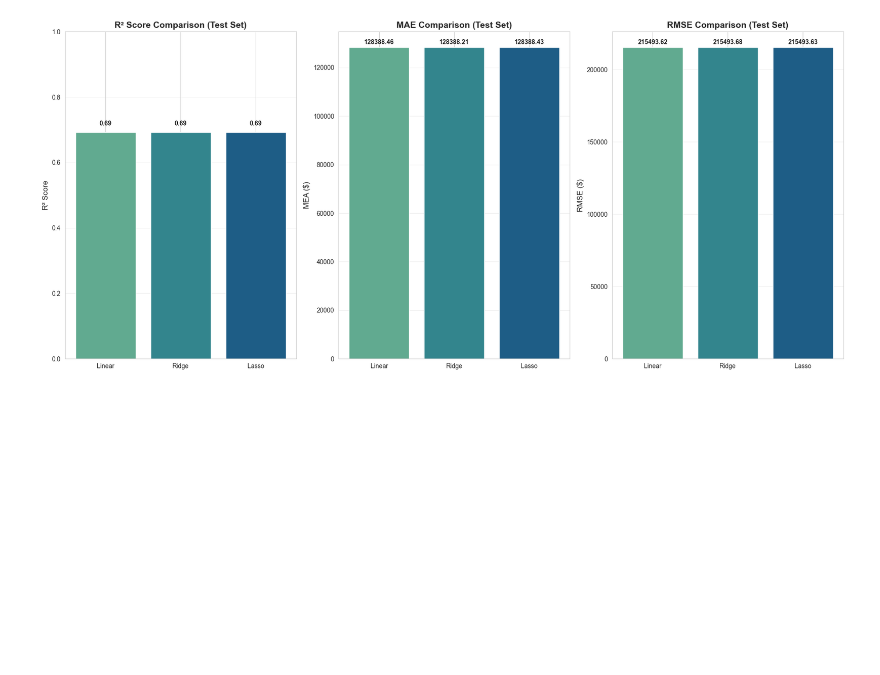
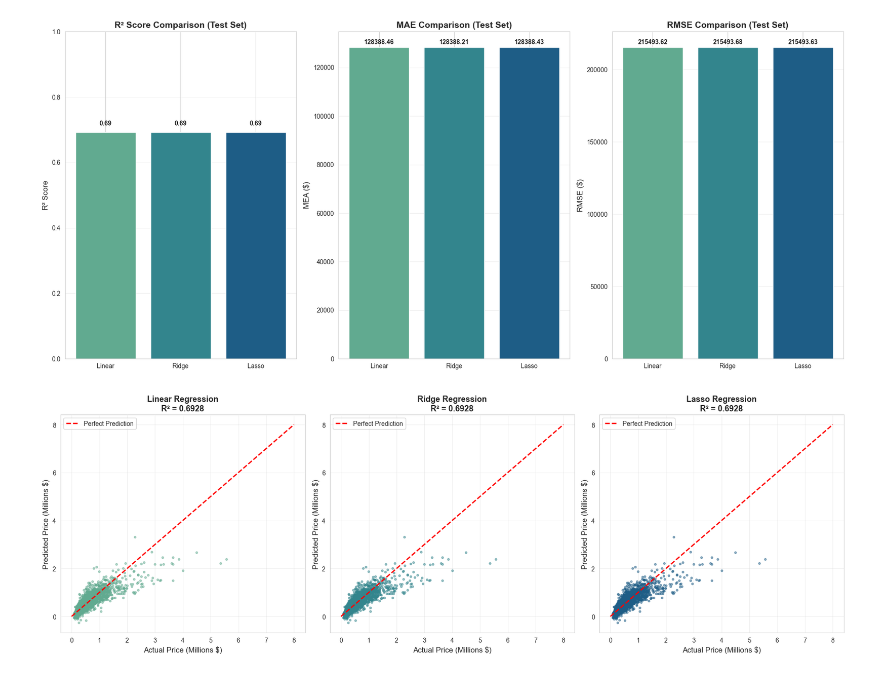
Before and after one commit to gnpthbalaji/house_price_ml_predictor, a Jupyter notebook: notebooks/03_model_eval.ipynb, the cells around one changed output. Drawn from its saved outputs; the diff is of its cells as text; code cells hidden in the pictures; blank space fills up the shorter version.

```diff
--- a/notebooks/03_model_eval.ipynb
+++ b/notebooks/03_model_eval.ipynb
@@ -71,3 +71,41 @@ plt.tight_layout()
 plt.show()
 # %% [output]
 [figure]
+# %%
+# Prediction vs Actual
+
+fig, axes = plt.subplots(1, 3, figsize=(18, 6))
+# Linear Regression
+axes[0].scatter(y_test/1000000, y_test_pred_lr/1000000, alpha=0.5, s=10, color=palette[0])
+axes[0].plot([0, 8], [0, 8], 'r--', linewidth=2, label='Perfect Prediction')
+axes[0].set_xlabel('Actual Price (Millions $)', fontsize=12)
+axes[0].set_ylabel('Predicted Price (Millions $)', fontsize=12)
+axes[0].set_title(f'Linear Regression\nR² = {r2_score(y_test, y_test_pred_lr):.4f}',
+                 fontsize=13, fontweight='bold')
+axes[0].legend()
+axes[0].grid(True, alpha=0.3)
+
+# Ridge Regression
+axes[1].scatter(y_test/1000000, y_test_pred_ridge/1000000, alpha=0.5, s=10, color=palette[1])
+axes[1].plot([0, 8], [0, 8], 'r--', linewidth=2, label='Perfect Prediction')
+axes[1].set_xlabel('Actual Price (Millions $)', fontsize=12)
+axes[1].set_ylabel('Predicted Price (Millions $)', fontsize=12)
+axes[1].set_title(f'Ridge Regression\nR² = {r2_score(y_test, y_test_pred_ridge):.4f}',
+                 fontsize=13, fontweight='bold')
+axes[1].legend()
+axes[1].grid(True, alpha=0.3)
+
+# Lasso Regression
+axes[2].scatter(y_test/1000000, y_test_pred_lasso/1000000, alpha=0.5, s=10, color=palette[2])
+axes[2].plot([0, 8], [0, 8], 'r--', linewidth=2, label='Perfect Prediction')
+axes[2].set_xlabel('Actual Price (Millions $)', fontsize=12)
+axes[2].set_ylabel('Predicted Price (Millions $)', fontsize=12)
+axes[2].set_title(f'Lasso Regression\nR² = {r2_score(y_test, y_test_pred_lasso):.4f}',
+                 fontsize=13, fontweight='bold')
+axes[2].legend()
+axes[2].grid(True, alpha=0.3)
+
+plt.tight_layout()
+plt.show()
+# %% [output]
+[figure, added]
```
Also changed, not shown: parts of 4 cells of this notebook.
